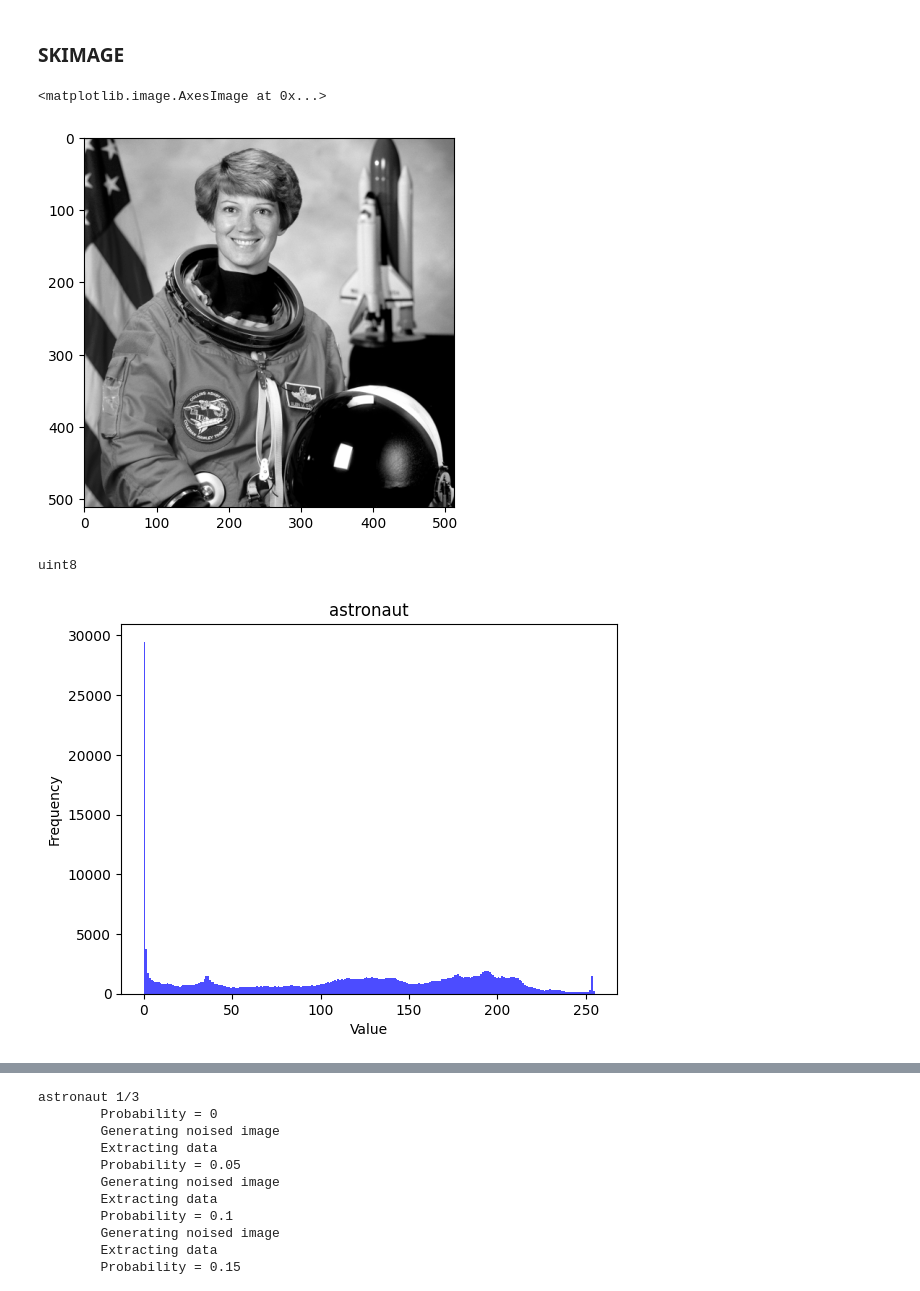
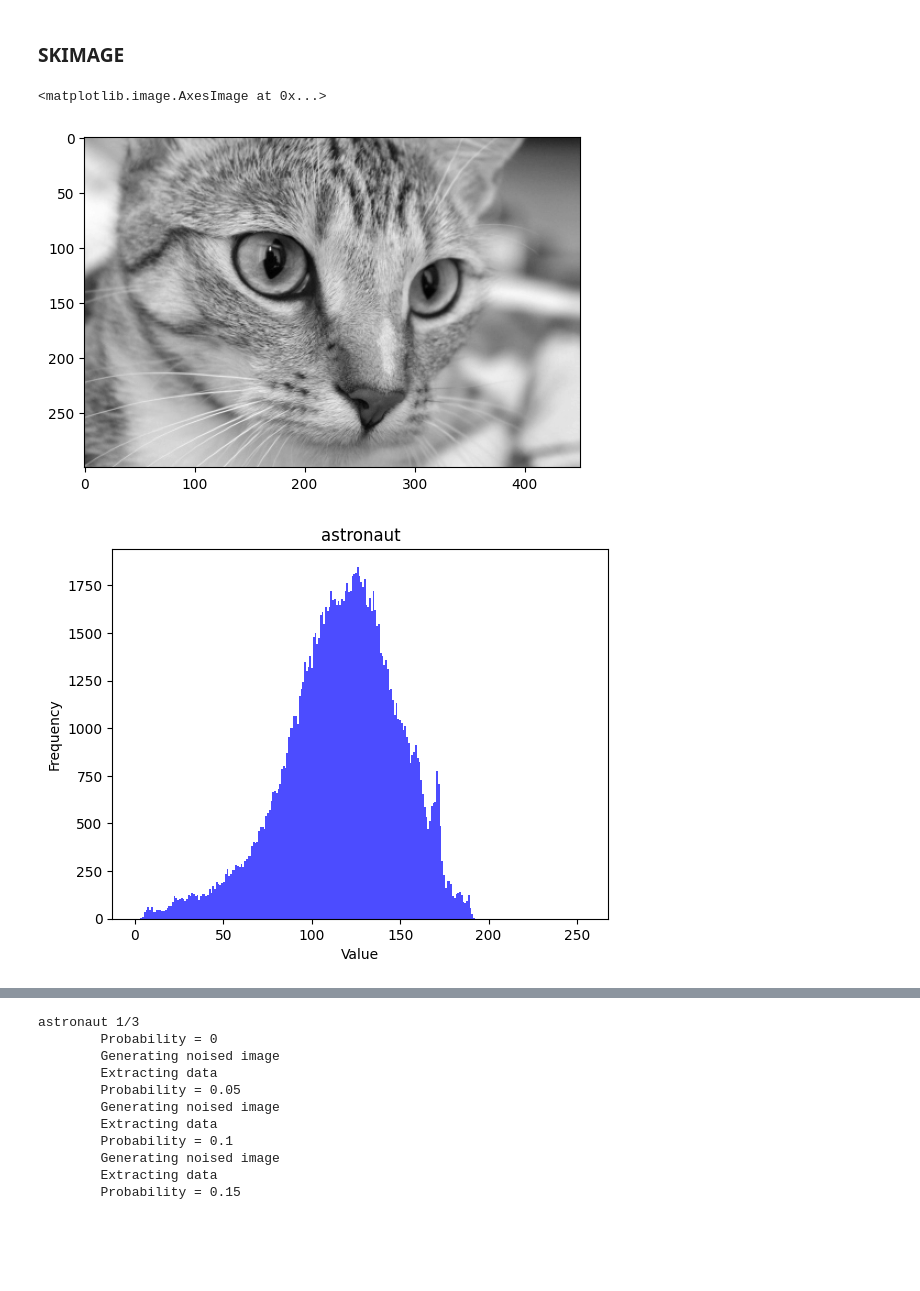
Before and after one commit to alvaroalbuquerque/SCS_plane_study, a Jupyter notebook: noise_analysis_sp.ipynb, the cells around one changed output, grey strips where cells are left out. Drawn from its saved outputs; the diff is of its cells as text; code cells hidden in the pictures; blank space fills up the shorter version.

```diff
--- a/noise_analysis_sp.ipynb
+++ b/noise_analysis_sp.ipynb
@@ -233,18 +233,14 @@ data_ss.to_csv(f"results/noise_analysis/sp/sp_analysis_sintorn_v2.csv", index =
 # %% [markdown]
 ### SKIMAGE
 # %%
-astronaut_image = data.astronaut()
+astronaut_image = data.cat()
 astronaut_image = (rgb2gray(astronaut_image)*255).astype(np.uint8)
 plt.imshow(astronaut_image, cmap='gray')
 # %% [output]
 <matplotlib.image.AxesImage at 0x...>
-[figure, old version]
+[figure, new version]
-# %%
-print(astronaut_image.dtype)
-# %% [output]
-uint8
 # %%
 generate_histogram(astronaut_image, isNormalized=True, title=f'astronaut')
 # %% [output]
-[figure, old version]
+[figure, new version]
 # %%
```
Also changed, not shown: parts of 4 cells of this notebook, 2 other files.
